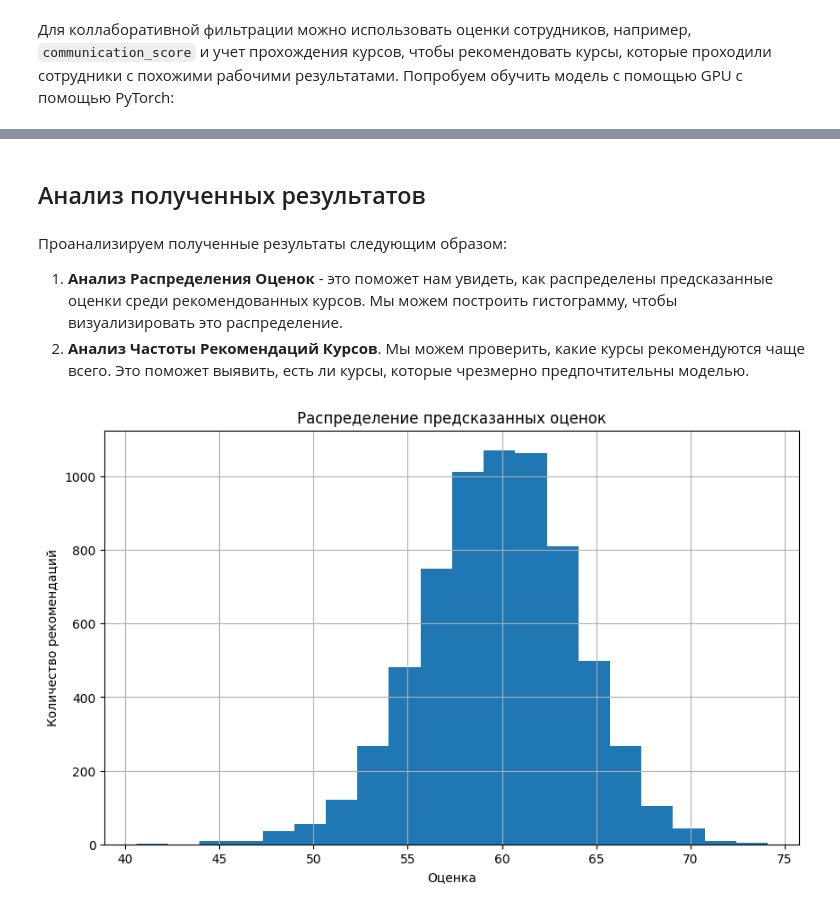
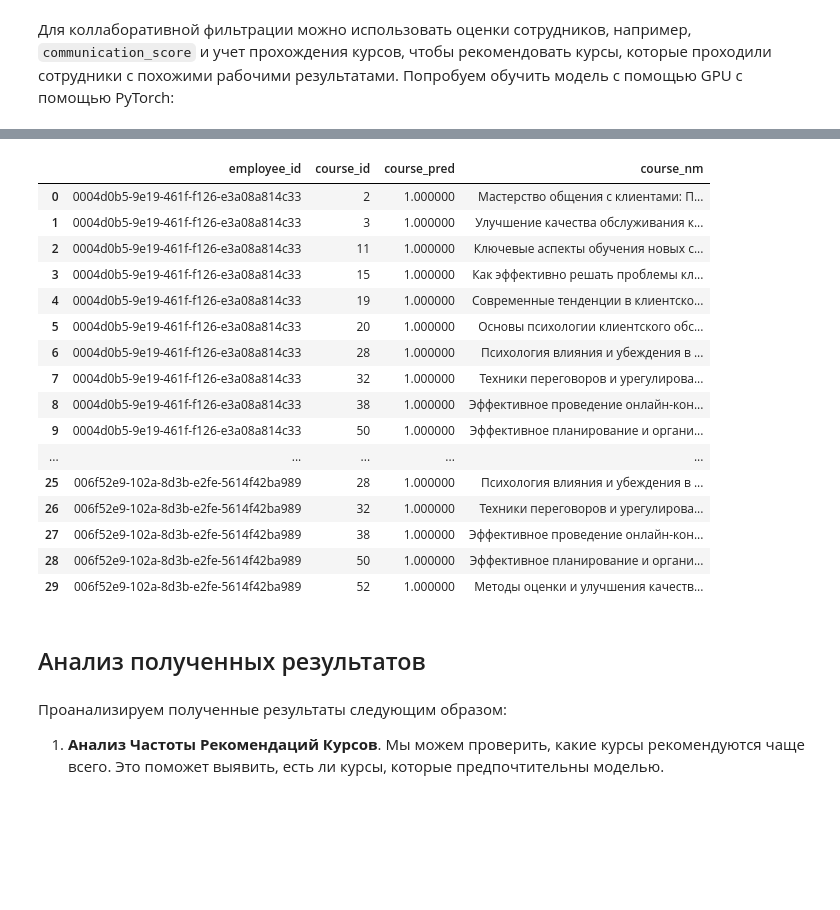
Before and after one commit to Bjorik23/peskipiksi_pesternomi, a Jupyter notebook: mipt_hakaton_2024_tinkoff/create_models/create_models_torch_v2.ipynb, the cells around one changed output, grey strips where cells are left out. Cells and saved outputs as stored; diff of their text form; code cells hidden in the pictures; blank space fills up the shorter version.

```diff
--- a/mipt_hakaton_2024_tinkoff/create_models/create_models_torch_v2.ipynb
+++ b/mipt_hakaton_2024_tinkoff/create_models/create_models_torch_v2.ipynb
@@ -566,0 +488,10 @@ top_n_recommendations.to_csv('top_n_recommendations.csv')
+# %%
+# Отфильтровываем записи в courses_passing, где курс считается пройденным
+completed_courses = courses_passing[courses_passing['pass_frac'] >= 1]
+
+# Создаем список уникальных пар employee_id и course_id из completed_courses
+completed_pairs = completed_courses[['employee_id', 'course_id']]
+# %%
+# Удаляем записи в melted_predictions, где курс уже пройден
+filtered_predictions = melted_predictions.merge(completed_pairs, on=['employee_id', 'course_id'], how='left', indicator=True)
+filtered_predictions = filtered_predictions[filtered_predictions['_merge'] == 'left_only'].drop(columns=['_merge'])
@@ -567,6 +511,34 @@ top_n_recommendations.to_csv('top_n_recommendations.csv')
+# %%
+# Присоединяем наименования курсов к отфильтрованным предсказаниям
+merged_predictions = filtered_predictions.merge(courses_info[['course_id', 'course_nm']], on='course_id', how='left')
+# %%
+# Группируем по 'employee_id' и для каждого сотрудника выбираем топ-5 курсов, которые еще не пройдены
+top_courses = merged_predictions.groupby('employee_id').apply(
+    lambda x: x.nlargest(10, 'course_pred').sort_values(by='course_pred', ascending=False)
+).reset_index(drop=True)
+# %%
+# Вывод результатов
+top_courses.head(30)
+# %% [output]
+|  | employee_id | course_id | course_pred | course_nm |
+| 0 | 0004d0b5-9e19-461f-f126-e3a08a814c33 | 2 | 1.000000 | Мастерство общения с клиентами: П... |
+| 1 | 0004d0b5-9e19-461f-f126-e3a08a814c33 | 3 | 1.000000 | Улучшение качества обслуживания к... |
+| 2 | 0004d0b5-9e19-461f-f126-e3a08a814c33 | 11 | 1.000000 | Ключевые аспекты обучения новых с... |
+| 3 | 0004d0b5-9e19-461f-f126-e3a08a814c33 | 15 | 1.000000 | Как эффективно решать проблемы кл... |
+| 4 | 0004d0b5-9e19-461f-f126-e3a08a814c33 | 19 | 1.000000 | Современные тенденции в клиентско... |
+| 5 | 0004d0b5-9e19-461f-f126-e3a08a814c33 | 20 | 1.000000 | Основы психологии клиентского обс... |
+| 6 | 0004d0b5-9e19-461f-f126-e3a08a814c33 | 28 | 1.000000 | Психология влияния и убеждения в ... |
+| 7 | 0004d0b5-9e19-461f-f126-e3a08a814c33 | 32 | 1.000000 | Техники переговоров и урегулирова... |
+| 8 | 0004d0b5-9e19-461f-f126-e3a08a814c33 | 38 | 1.000000 | Эффективное проведение онлайн-кон... |
+| 9 | 0004d0b5-9e19-461f-f126-e3a08a814c33 | 50 | 1.000000 | Эффективное планирование и органи... |
+| ... | ... | ... | ... | ... |
+| 25 | 006f52e9-102a-8d3b-e2fe-5614f42ba989 | 28 | 1.000000 | Психология влияния и убеждения в ... |
+| 26 | 006f52e9-102a-8d3b-e2fe-5614f42ba989 | 32 | 1.000000 | Техники переговоров и урегулирова... |
+| 27 | 006f52e9-102a-8d3b-e2fe-5614f42ba989 | 38 | 1.000000 | Эффективное проведение онлайн-кон... |
+| 28 | 006f52e9-102a-8d3b-e2fe-5614f42ba989 | 50 | 1.000000 | Эффективное планирование и органи... |
+| 29 | 006f52e9-102a-8d3b-e2fe-5614f42ba989 | 52 | 1.000000 | Методы оценки и улучшения качеств... |
 # %% [markdown]
 ## Анализ полученных результатов
 # %% [markdown]
 Проанализируем полученные результаты следующим образом:
-1. **Анализ Распределения Оценок** - это поможет нам увидеть, как распределены предсказанные оценки среди рекомендованных курсов. Мы можем построить гистограмму, чтобы визуализировать это распределение.
-2. **Анализ Частоты Рекомендаций Курсов**. Мы можем проверить, какие курсы рекомендуются чаще всего. Это поможет выявить, есть ли курсы, которые чрезмерно предпочтительны моделью.
+1. **Анализ Частоты Рекомендаций Курсов**. Мы можем проверить, какие курсы рекомендуются чаще всего. Это поможет выявить, есть ли курсы, которые предпочтительны моделью.
@@ -576,10 +544,0 @@ recommendations_df = pd.read_csv('top_n_recommendations.csv')
-# %%
-# Анализ распределения оценок
-plt.figure(figsize=(10, 6))
-recommendations_df['predicted_score'].hist(bins=20)
-plt.title('Распределение предсказанных оценок')
-plt.xlabel('Оценка')
-plt.ylabel('Количество рекомендаций')
-plt.show()
-# %% [output]
-[figure, removed]
```
Also changed, not shown: parts of 79 cells of this notebook, 4 other files.
